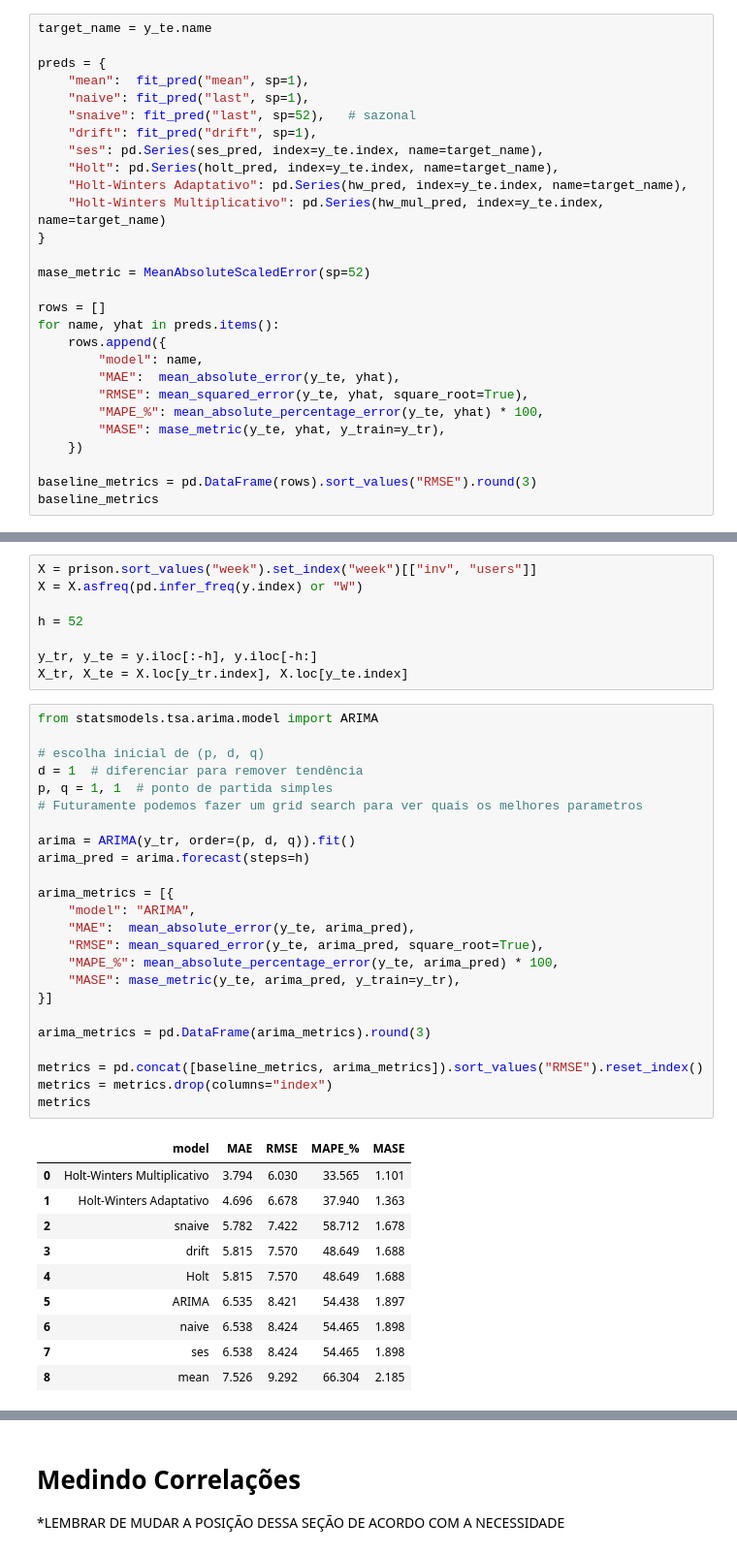
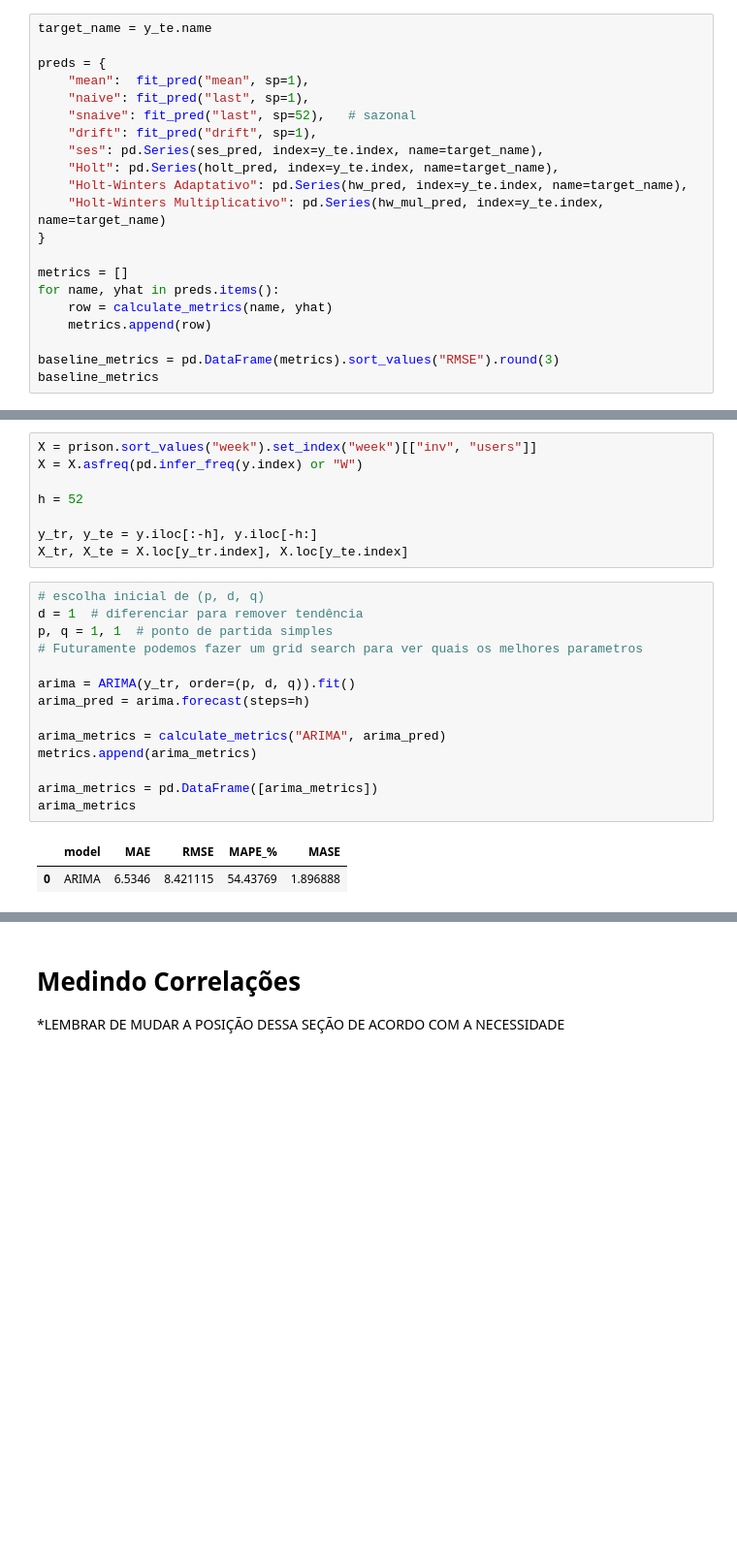
Before and after one commit to GuilhermeCastilho02/Series-Temporais-A2, a Jupyter notebook: trabalho_a2.ipynb, the cells around one changed output, grey strips where cells are left out. Shown: that part at 97% size. Saved outputs shown, nothing was run; the diff lists cells and outputs as text; blank space fills up the shorter version.

```diff
--- a/trabalho_a2.ipynb
+++ b/trabalho_a2.ipynb
@@ -164,19 +179,12 @@ preds = {
     "Holt-Winters Multiplicativo": pd.Series(hw_mul_pred, index=y_te.index, name=target_name)
 }
 
-mase_metric = MeanAbsoluteScaledError(sp=52)
+metrics = []
+for name, yhat in preds.items():
+    row = calculate_metrics(name, yhat)
+    metrics.append(row)
 
-rows = []
-for name, yhat in preds.items():
-    rows.append({
-        "model": name,
-        "MAE":  mean_absolute_error(y_te, yhat),
-        "RMSE": mean_squared_error(y_te, yhat, square_root=True),
-        "MAPE_%": mean_absolute_percentage_error(y_te, yhat) * 100,
-        "MASE": mase_metric(y_te, yhat, y_train=y_tr),
-    })
-
-baseline_metrics = pd.DataFrame(rows).sort_values("RMSE").round(3)
+baseline_metrics = pd.DataFrame(metrics).sort_values("RMSE").round(3)
 baseline_metrics
 # %% [output]
 |  | model | MAE | RMSE | MAPE_% | MASE |
@@ -222,38 +230,20 @@ h = 52
 y_tr, y_te = y.iloc[:-h], y.iloc[-h:]
 X_tr, X_te = X.loc[y_tr.index], X.loc[y_te.index]
 # %%
-from statsmodels.tsa.arima.model import ARIMA
-
 # escolha inicial de (p, d, q)
 d = 1  # diferenciar para remover tendência
 p, q = 1, 1  # ponto de partida simples
 # Futuramente podemos fazer um grid search para ver quais os melhores parametros
 
 arima = ARIMA(y_tr, order=(p, d, q)).fit()
 arima_pred = arima.forecast(steps=h)
 
-arima_metrics = [{
-    "model": "ARIMA",
-    "MAE":  mean_absolute_error(y_te, arima_pred),
-    "RMSE": mean_squared_error(y_te, arima_pred, square_root=True),
-    "MAPE_%": mean_absolute_percentage_error(y_te, arima_pred) * 100,
-    "MASE": mase_metric(y_te, arima_pred, y_train=y_tr),
-}]
+arima_metrics = calculate_metrics("ARIMA", arima_pred)
+metrics.append(arima_metrics)
 
-arima_metrics = pd.DataFrame(arima_metrics).round(3)
-
-metrics = pd.concat([baseline_metrics, arima_metrics]).sort_values("RMSE").reset_index()
-metrics = metrics.drop(columns="index")
-metrics
+arima_metrics = pd.DataFrame([arima_metrics])
+arima_metrics
 # %% [output]
 |  | model | MAE | RMSE | MAPE_% | MASE |
-| 0 | Holt-Winters Multiplicativo | 3.794 | 6.030 | 33.565 | 1.101 |
-| 1 | Holt-Winters Adaptativo | 4.696 | 6.678 | 37.940 | 1.363 |
-| 2 | snaive | 5.782 | 7.422 | 58.712 | 1.678 |
-| 3 | drift | 5.815 | 7.570 | 48.649 | 1.688 |
-| 4 | Holt | 5.815 | 7.570 | 48.649 | 1.688 |
-| 5 | ARIMA | 6.535 | 8.421 | 54.438 | 1.897 |
-| 6 | naive | 6.538 | 8.424 | 54.465 | 1.898 |
-| 7 | ses | 6.538 | 8.424 | 54.465 | 1.898 |
-| 8 | mean | 7.526 | 9.292 | 66.304 | 2.185 |
+| 0 | ARIMA | 6.5346 | 8.421115 | 54.43769 | 1.896888 |
 # %%
```
Also changed, not shown: parts of 7 cells of this notebook.
